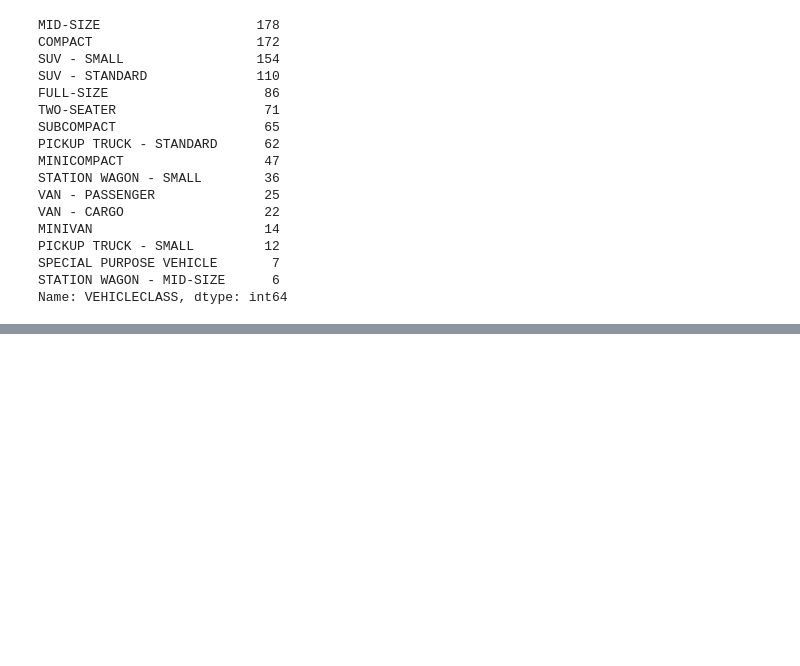
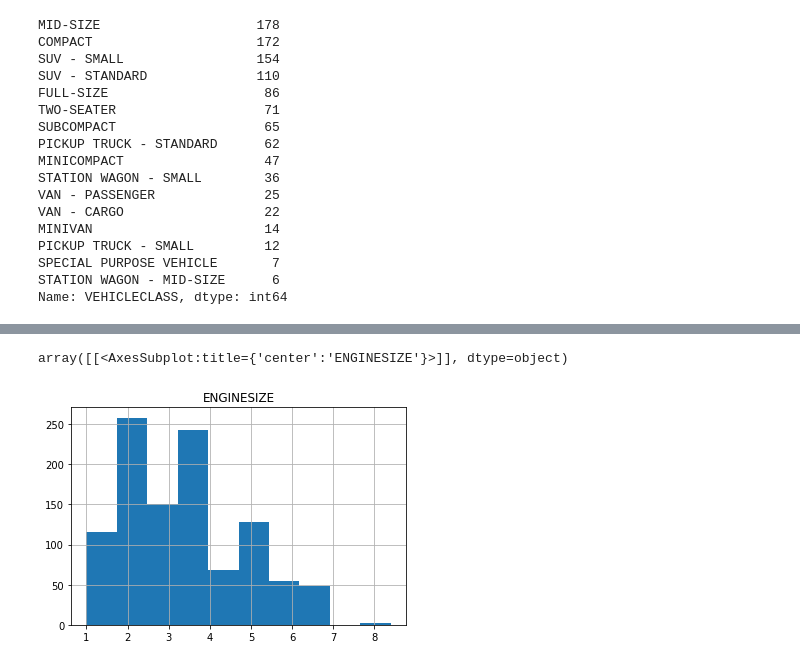
Before and after one commit to MoksedurRahman/Linear_Regression, a Jupyter notebook: Linear_Regression.ipynb, the cells around one changed output, grey strips where cells are left out. Saved outputs shown, nothing was run; the diff lists cells and outputs as text; code cells hidden in the pictures; blank space fills up the shorter version.

```diff
--- a/Linear_Regression.ipynb
+++ b/Linear_Regression.ipynb
@@ -92,0 +105,5 @@ data.head()
+# %%
+data.hist('ENGINESIZE')
+# %% [output]
+array([[<AxesSubplot:title={'center':'ENGINESIZE'}>]], dtype=object)
+[figure, added]
```
Also changed, not shown: parts of 13 cells of this notebook.
